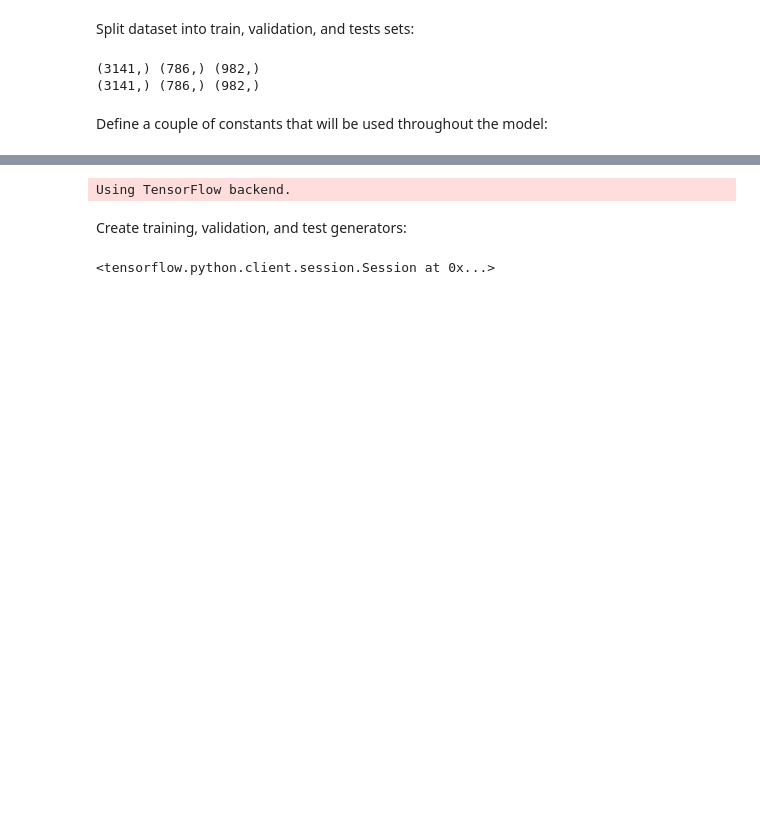
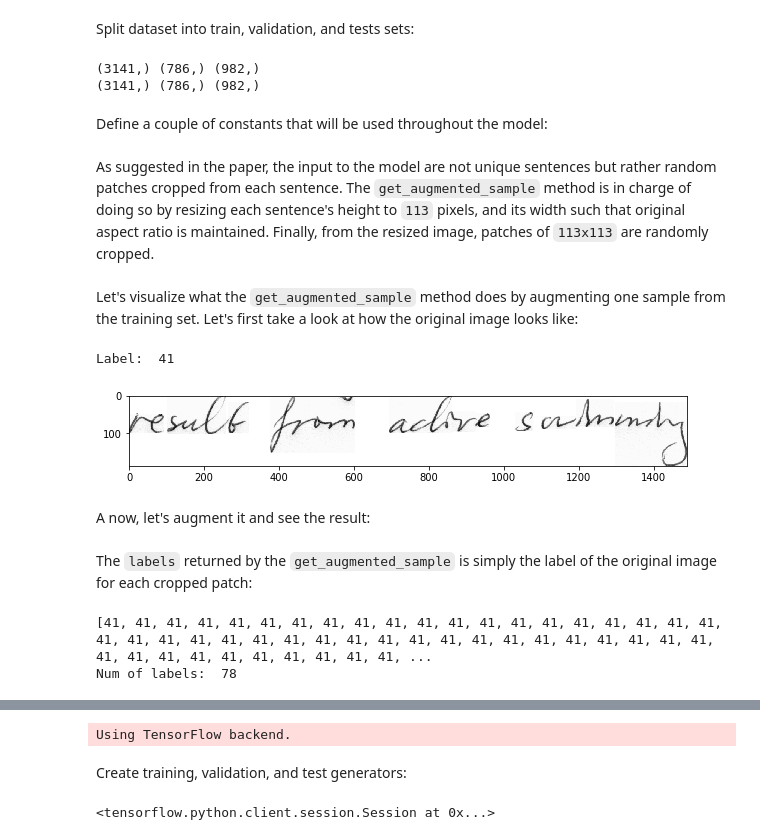
Before and after one commit to diegocasmo/iam_writer_recognition, a Jupyter notebook: src/solution.ipynb, the cells around one changed output, grey strips where cells are left out. Cells and saved outputs as stored; diff of their text form; code cells hidden in the pictures; blank space fills up the shorter version.

```diff
--- a/src/solution.ipynb
+++ b/src/solution.ipynb
@@ -153,6 +158,8 @@ Define a couple of constants that will be used throughout the model:
 CROP_SIZE = 113
 NUM_LABELS = 50
 BATCH_SIZE = 16
+# %% [markdown]
+As suggested in the paper, the input to the model are not unique sentences but rather random patches cropped from each sentence. The ``get_augmented_sample`` method is in charge of doing so by resizing each sentence's height to ``113`` pixels, and its width such that original aspect ratio is maintained. Finally, from the resized image, patches of ``113x113`` are randomly cropped.
 # %%
 from sklearn.utils import shuffle
 from PIL import Image
@@ -188,3 +195,16 @@ def get_augmented_sample(sample, label, sample_ratio):
         labels.append(label)
 
     return (images, labels)
+# %% [markdown]
+Let's visualize what the ``get_augmented_sample`` method does by augmenting one sample from the training set. Let's first take a look at how the original image looks like:
+# %%
+sample, label = X_train[0], y_train[0]
+img = mpimg.imread(sample)
+plt.figure(figsize = (10,10))
+plt.imshow(img, cmap ='gray')
+print("Label: ", label)
+# %% [output]
+Label:  41
+[figure, added]
+# %% [markdown]
+A now, let's augment it and see the result:
@@ -190,0 +213,8 @@ def get_augmented_sample(sample, label, sample_ratio):
+# %% [markdown]
+The ``labels`` returned by the ``get_augmented_sample`` is simply the label of the original image for each cropped patch:
+# %%
+print(labels)
+print("Num of labels: ", len(labels))
+# %% [output]
+[41, 41, 41, 41, 41, 41, 41, 41, 41, 41, 41, 41, 41, 41, 41, 41, 41, 41, 41, 41, 41, 41, 41, 41, 41, 41, 41, 41, 41, 41, 41, 41, 41, 41, 41, 41, 41, 41, 41, 41, 41, 41, 41, 41, 41, 41, 41, 41, 41, 41, ...
+Num of labels:  78
```
Also changed, not shown: parts of 24 cells of this notebook, 2 other files.
